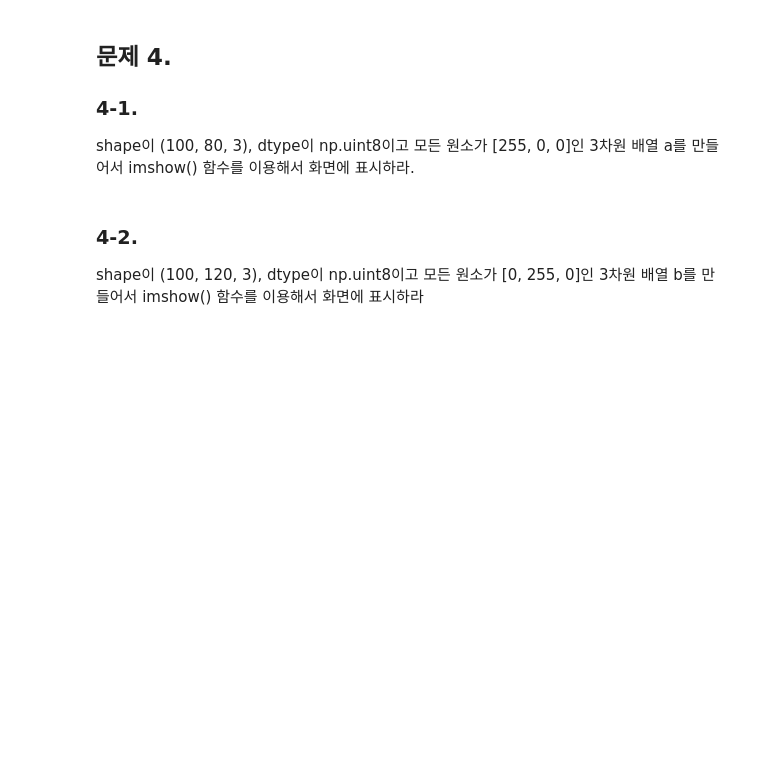
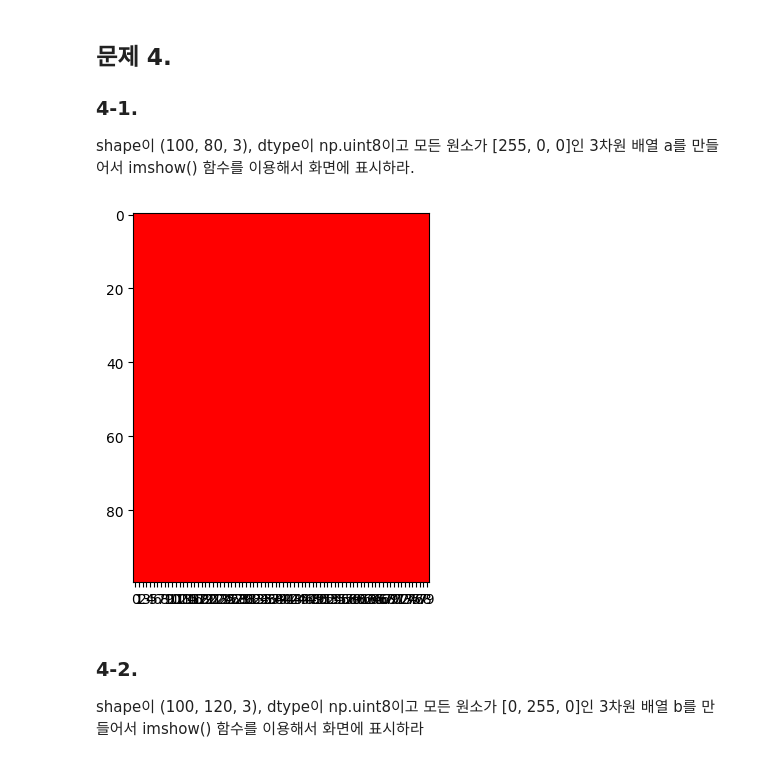
Before and after one commit to minjunkim0205/PythonScientificProgrammingBasics-SeophyungPark, a Jupyter notebook: Src/Final/Week11-1/PSP-2023-02-lab-08-20235128-김민준.ipynb, the cells around one changed output. Drawn from its saved outputs; the diff is of its cells as text; code cells hidden in the pictures; blank space fills up the shorter version.

```diff
--- a/Src/Final/Week11-1/PSP-2023-02-lab-08-20235128-김민준.ipynb
+++ b/Src/Final/Week11-1/PSP-2023-02-lab-08-20235128-김민준.ipynb
@@ -168,6 +174,16 @@ plt.show()
 ## 문제 4.
 ### 4-1.
 shape이 (100, 80, 3), dtype이 np.uint8이고 모든 원소가 [255, 0, 0]인 3차원 배열 a를 만들어서 imshow() 함수를 이용해서 화면에 표시하라.
+# %%
+import numpy as np
+import matplotlib.pyplot as plt
+
+a = np.full((100, 80, 3), [255, 0, 0], dtype=np.uint8)
+plt.imshow(a, cmap='gray', vmin=0, vmax=255)
+plt.xticks(range(80))
+plt.show()
+# %% [output]
+[figure, added]
 # %% [markdown]
 ### 4-2.
 shape이 (100, 120, 3), dtype이 np.uint8이고 모든 원소가 [0, 255, 0]인 3차원 배열 b를 만들어서 imshow() 함수를 이용해서 화면에 표시하라
```
Also changed, not shown: parts of 23 cells of this notebook.
